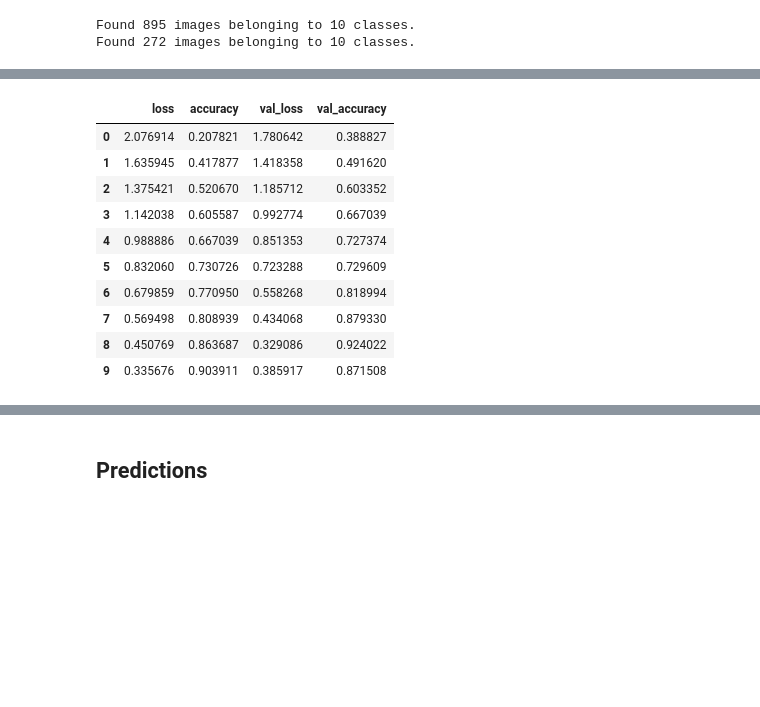
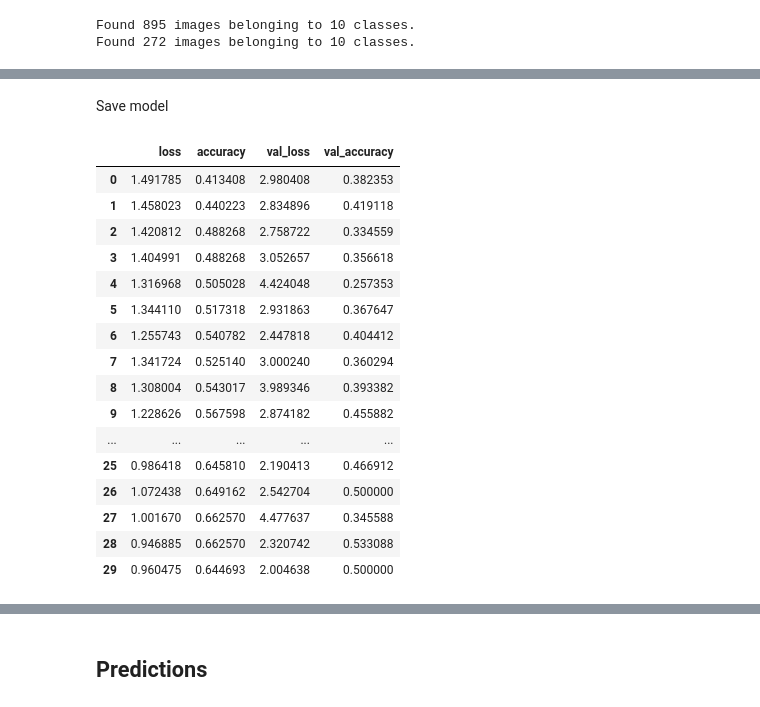
Before and after one commit to Pakopac/Monkey_Species_CNN, a Jupyter notebook: MonkeySpecies.ipynb, the cells around one changed output, grey strips where cells are left out. Cells and saved outputs as stored; diff of their text form; code cells hidden in the pictures; blank space fills up the shorter version.

```diff
--- a/MonkeySpecies.ipynb
+++ b/MonkeySpecies.ipynb
@@ -133,7 +174,0 @@ early_stop = EarlyStopping(monitor='val_loss',patience=2)
-# %%
-ts = time.time()
-model.fit_generator(train_generator, epochs = 10 , validation_data=train_generator,callbacks = early_stop,verbose = 1)
-te = time.time()
-t_learning_conv_simple_model = te-ts
-print("Learning Time for %d epochs : %d seconds"%(epochs,t_learning_conv_simple_model))
-model.save(data_dir+'model_monkey.h5')
@@ -157,0 +177,10 @@ Learning Time for 10 epochs : 615 seconds
+# %%
+# Using pre-trained model resnet50
+model_base = ka.resnet_v2.ResNet50V2(weights='imagenet',include_top=False)
+
+x = model_base.output
+x = kl.GlobalAveragePooling2D()(x)
+x = kl.Dense(512,activation='relu')(x)
+# Set 10 classes
+predictions = kl.Dense(10 ,activation='softmax')(x)
+Resnet50_model = km.Model(inputs= model_base.input, outputs=predictions)
@@ -157,0 +189,5 @@ Learning Time for 10 epochs : 615 seconds
+# %%
+# Compile with categorical argument
+Resnet50_model.compile(loss='categorical_crossentropy' ,metrics=['accuracy'])
+# fit with 30 epoch for good accuracy
+history = Resnet50_model.fit_generator(train_generator, epochs=30, shuffle=False, verbose=1, validation_data=validation_generator)
@@ -157,0 +240,2 @@ Learning Time for 10 epochs : 615 seconds
+# %% [markdown]
+Save model
@@ -158,18 +244,24 @@ Learning Time for 10 epochs : 615 seconds
 # %%
-loses=pd.DataFrame(model.history.history)
+loses=pd.DataFrame(Resnet50_model.history.history)
 loses
 # %% [output]
 |  | loss | accuracy | val_loss | val_accuracy |
-| 0 | 2.076914 | 0.207821 | 1.780642 | 0.388827 |
-| 1 | 1.635945 | 0.417877 | 1.418358 | 0.491620 |
-| 2 | 1.375421 | 0.520670 | 1.185712 | 0.603352 |
-| 3 | 1.142038 | 0.605587 | 0.992774 | 0.667039 |
-| 4 | 0.988886 | 0.667039 | 0.851353 | 0.727374 |
-| 5 | 0.832060 | 0.730726 | 0.723288 | 0.729609 |
-| 6 | 0.679859 | 0.770950 | 0.558268 | 0.818994 |
-| 7 | 0.569498 | 0.808939 | 0.434068 | 0.879330 |
-| 8 | 0.450769 | 0.863687 | 0.329086 | 0.924022 |
-| 9 | 0.335676 | 0.903911 | 0.385917 | 0.871508 |
+| 0 | 1.491785 | 0.413408 | 2.980408 | 0.382353 |
+| 1 | 1.458023 | 0.440223 | 2.834896 | 0.419118 |
+| 2 | 1.420812 | 0.488268 | 2.758722 | 0.334559 |
+| 3 | 1.404991 | 0.488268 | 3.052657 | 0.356618 |
+| 4 | 1.316968 | 0.505028 | 4.424048 | 0.257353 |
+| 5 | 1.344110 | 0.517318 | 2.931863 | 0.367647 |
+| 6 | 1.255743 | 0.540782 | 2.447818 | 0.404412 |
+| 7 | 1.341724 | 0.525140 | 3.000240 | 0.360294 |
+| 8 | 1.308004 | 0.543017 | 3.989346 | 0.393382 |
+| 9 | 1.228626 | 0.567598 | 2.874182 | 0.455882 |
+| ... | ... | ... | ... | ... |
+| 25 | 0.986418 | 0.645810 | 2.190413 | 0.466912 |
+| 26 | 1.072438 | 0.649162 | 2.542704 | 0.500000 |
+| 27 | 1.001670 | 0.662570 | 4.477637 | 0.345588 |
+| 28 | 0.946885 | 0.662570 | 2.320742 | 0.533088 |
+| 29 | 0.960475 | 0.644693 | 2.004638 | 0.500000 |
 # %%
 loses[['accuracy','val_accuracy']].plot()
 # %% [output]
```
Also changed, not shown: parts of 23 cells of this notebook.
